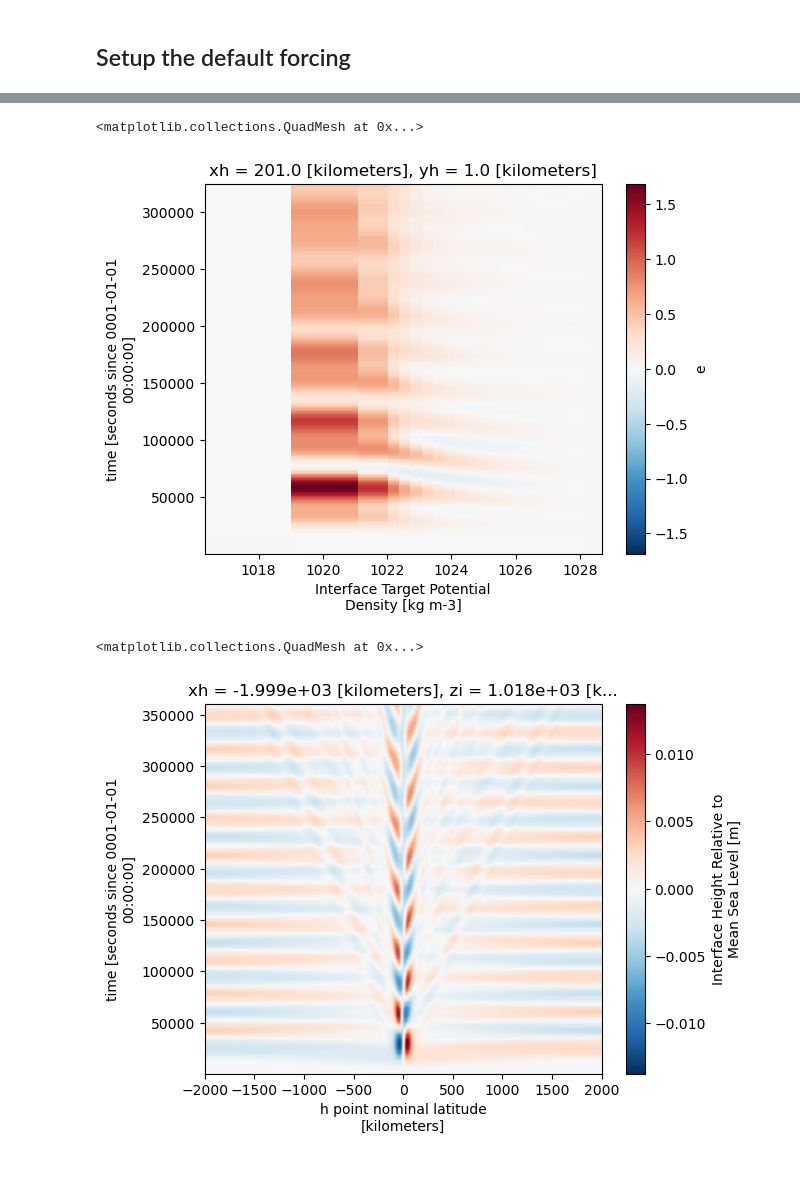
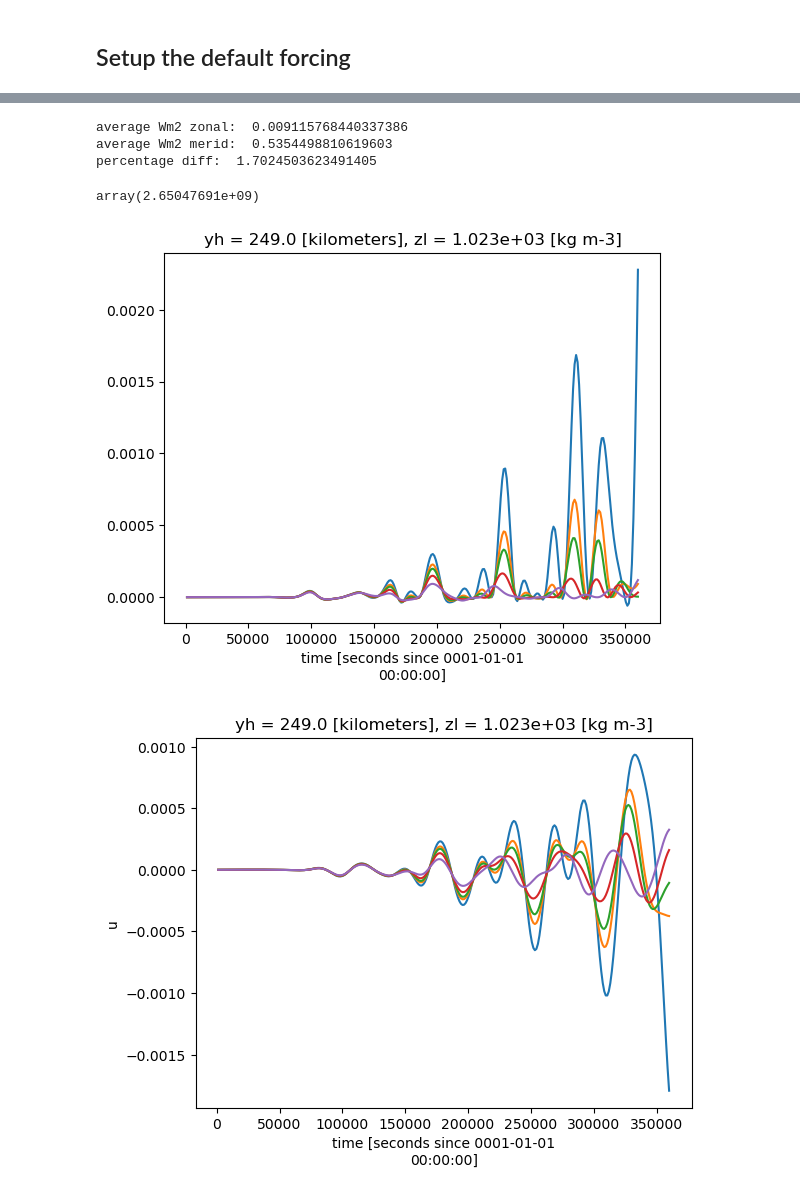
Before and after one commit to ashjbarnes/topographic-NIWs, a Jupyter notebook: new-postprocessing.ipynb, the cells around one changed output, grey strips where cells are left out. Cells and saved outputs as stored; diff of their text form; code cells hidden in the pictures.

```diff
--- a/new-postprocessing.ipynb
+++ b/new-postprocessing.ipynb
@@ -106,12 +105,0 @@ eslice200km.e.isel(zi = 5).plot()
-# %%
-(eslice200km - eslice200km.isel(time = 0)).e.sel(yh = 0,method = "nearest").plot()
-# %% [output]
-<matplotlib.collections.QuadMesh at 0x...>
-[figure, removed]
-# %%
-ereflection = xr.open_mfdataset("/home/149/ab8992/topographic-NIWs/rundirs/strength/strength_2/archive/*/e.nc",decode_times = False,decode_cf = False).isel(xh = 0)
-
-ereflection.isel(zi = 0).e.plot()
-# %% [output]
-<matplotlib.collections.QuadMesh at 0x...>
-[figure, removed]
@@ -117,0 +108,33 @@ ereflection.isel(zi = 0).e.plot()
+# %%
+# 4000m depth * 1000 conversion to m
+
+ztot = 4000 * 1000 * ((u - ufar) * (pEast - pEastFar)).sum("zl").integrate("time").integrate("yh").values
+mtot = 4000 * 1000 * (v * pNorth).sum("zl").integrate("time").integrate("xh").values
+
+zmean = ztot / (endtime * 500000 * 12500)
+mmean = mtot / (endtime * 500000 * 100000)
+
+print("average Wm2 zonal: ",zmean)
+print("average Wm2 merid: ",mmean)
+
+print("percentage diff: ",100 * zmean / mmean)
+# %% [output]
+average Wm2 zonal:  0.009115768440337386
+average Wm2 merid:  0.5354498810619603
+percentage diff:  1.7024503623491405
+# %%
+mtot
+# %% [output]
+array(2.65047691e+09)
+# %%
+for i in range(5):
+    ((u - ufar) * (pEast - pEastFar)).isel(zl = i).sel(yh = 250,method = "nearest").plot()
+plt.figure()
+for i in range(5):
+    ((u - ufar)).isel(zl = i).sel(yh = 250,method = "nearest").plot()
+plt.figure()
+for i in range(5):
+    ((pEast - pEastFar)).isel(zl = i).sel(yh = 250,method = "nearest").plot()
+# %% [output]
+[figure, added]
+[figure, added]
```
Also changed, not shown: parts of 18 cells of this notebook, 6 other files.
